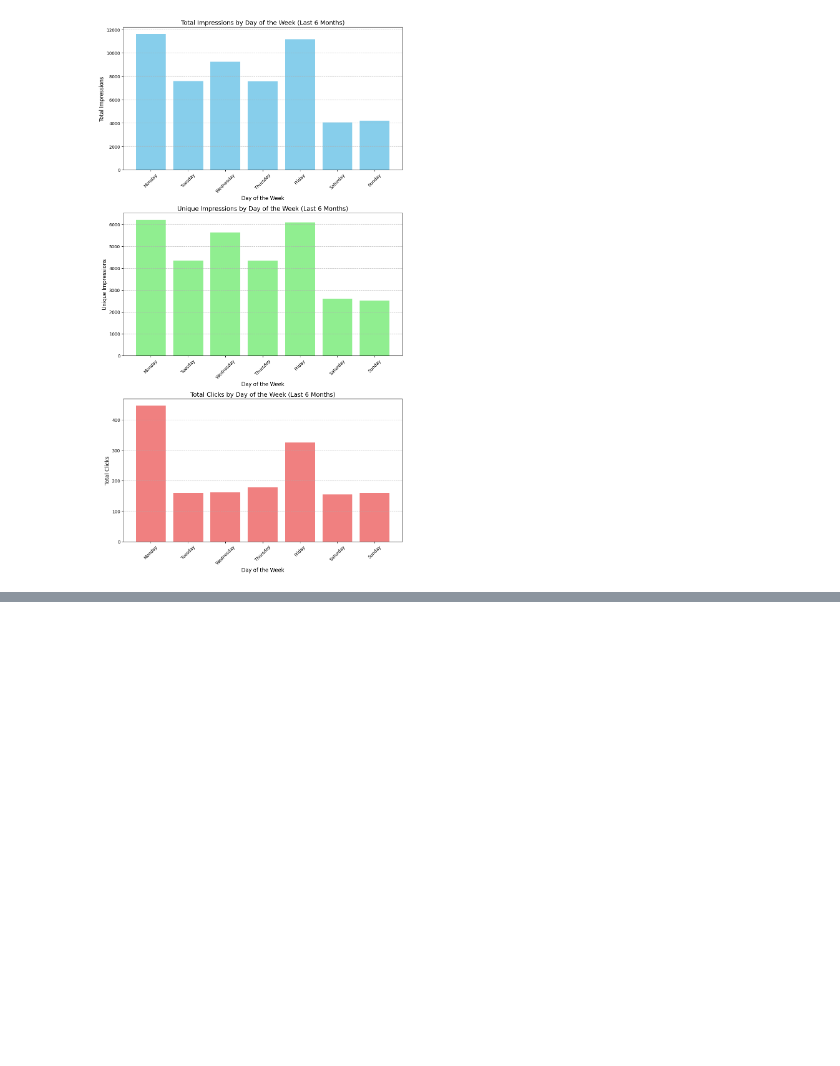
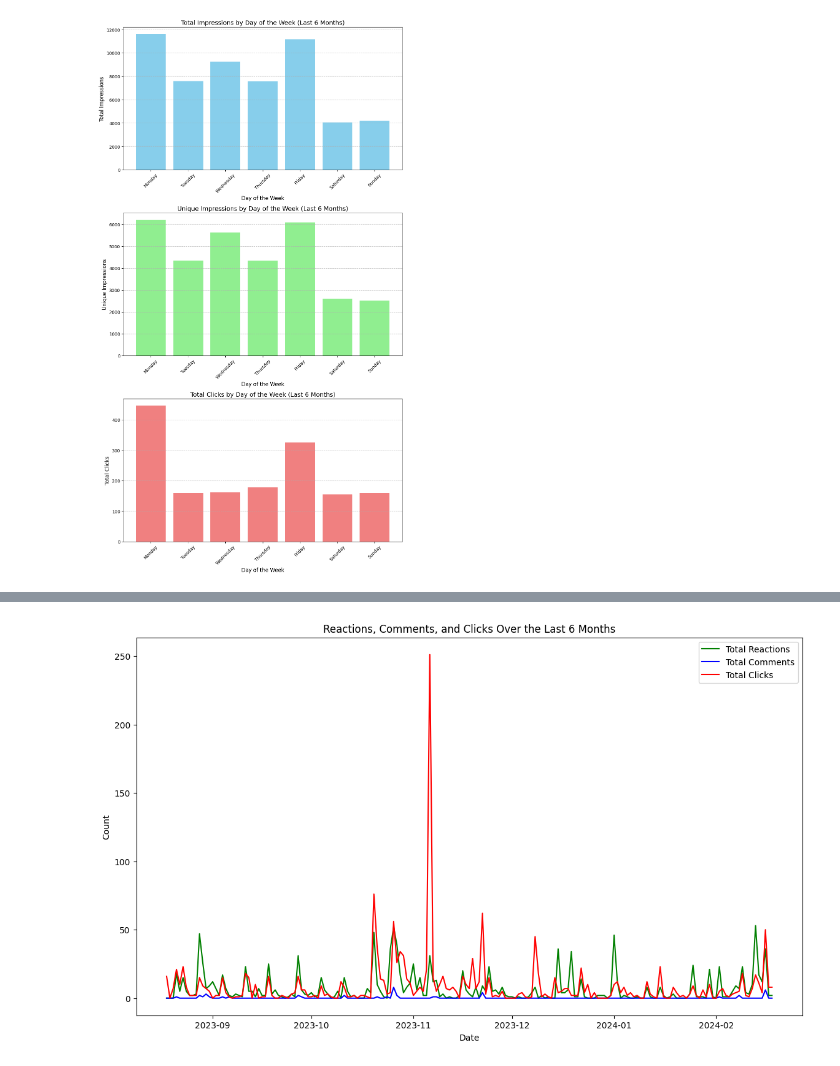
Before and after one commit to brillin/Knowit, a Jupyter notebook: linkedin.ipynb, the cells around one changed output, grey strips where cells are left out. Cells and saved outputs as stored; diff of their text form; code cells hidden in the pictures; blank space fills up the shorter version.

```diff
--- a/linkedin.ipynb
+++ b/linkedin.ipynb
@@ -171,0 +73,37 @@ print(df.tail(10))
+# %%
+import pandas as pd
+import matplotlib.pyplot as plt
+import seaborn as sns
+
+# Load the dataset
+df = pd.read_csv('knowit-connectivity_content_1708421813693 - Metrics.csv')
+
+# Cleaning and preparing the dataset
+# Renaming columns for easier access
+df.columns = [
+    'Date', 'Impressions_organic', 'Impressions_sponsored', 'Impressions_total',
+    'Unique_impressions_organic', 'Clicks_organic', 'Clicks_sponsored', 'Clicks_total',
+    'Reactions_organic', 'Reactions_sponsored', 'Reactions_total', 'Comments_organic',
+    'Comments_sponsored', 'Comments_total', 'Reposts_organic', 'Reposts_sponsored',
+    'Reposts_total', 'Engagement_rate_organic', 'Engagement_rate_sponsored', 'Engagement_rate_total'
+]
+df = df.drop(index=0)  # Dropping the repeated header information
+df['Date'] = pd.to_datetime(df['Date'])  # Converting 'Date' column to datetime format
+numerical_columns = df.columns[1:]  # Converting numerical columns to float
+df[numerical_columns] = df[numerical_columns].astype(float)
+
+# Filtering the dataset for the latest 6 months
+latest_6_months_df = df[df['Date'] >= (df['Date'].max() - pd.DateOffset(months=6))]
+
+# Plotting Reactions, Comments, and Clicks together in a single graph
+plt.figure(figsize=(14, 8))
+plt.plot(latest_6_months_df['Date'], latest_6_months_df['Reactions_total'], label='Total Reactions', color='green')
+plt.plot(latest_6_months_df['Date'], latest_6_months_df['Comments_total'], label='Total Comments', color='blue')
+plt.plot(latest_6_months_df['Date'], latest_6_months_df['Clicks_total'], label='Total Clicks', color='red')
+plt.xlabel('Date')
+plt.ylabel('Count')
+plt.title('Reactions, Comments, and Clicks Over the Last 6 Months')
+plt.legend()
+plt.show()
+# %% [output]
+[figure, added]
```
Also changed, not shown: parts of 3 cells of this notebook.
